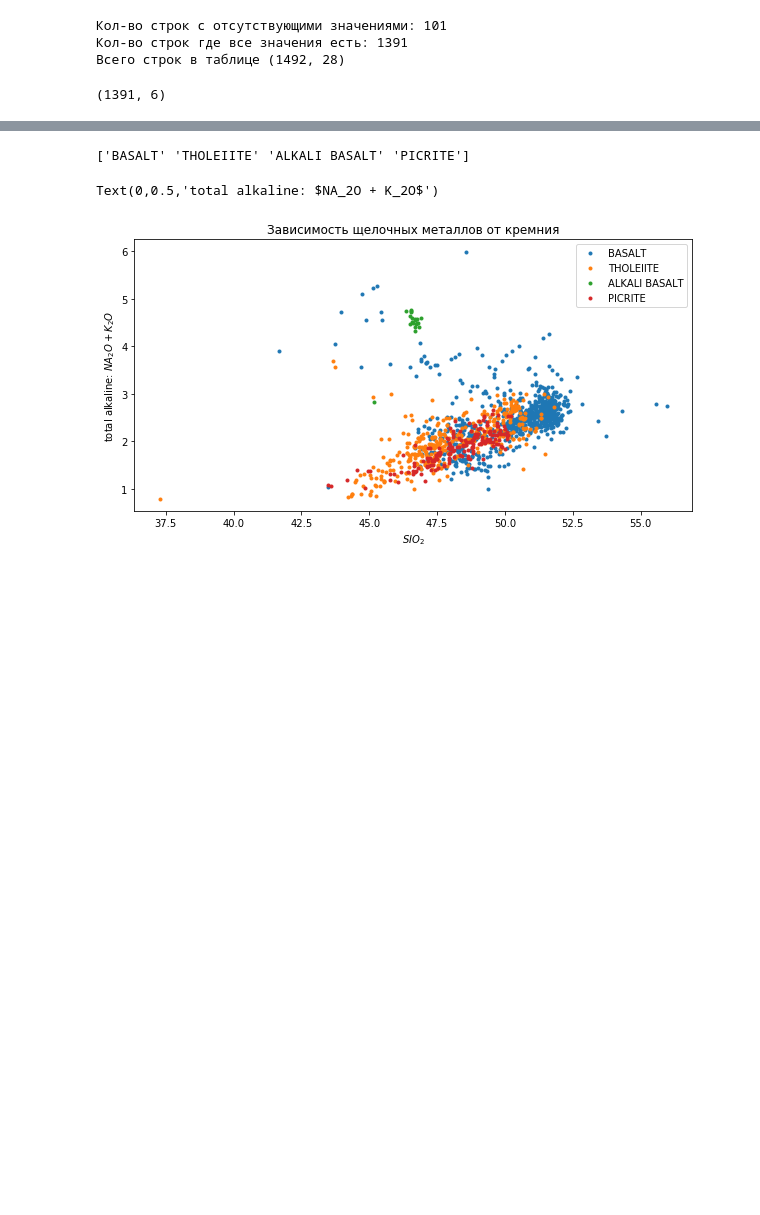
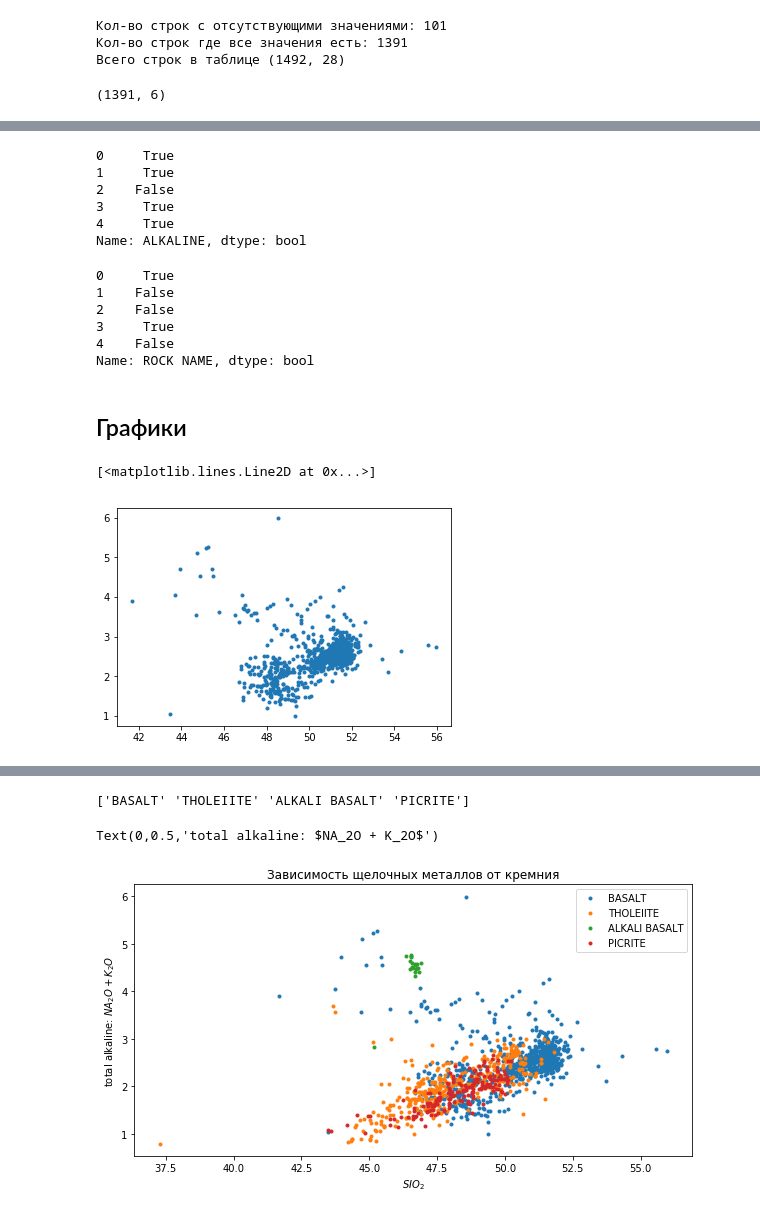
Before and after one commit to rzaitov/earth_spbu, a Jupyter notebook: day_3_data_frame_manipulation.ipynb, the cells around one changed output, grey strips where cells are left out. Saved outputs shown, nothing was run; the diff lists cells and outputs as text; code cells hidden in the pictures; blank space fills up the shorter version.

```diff
--- a/day_2_data_frame_manipulation.ipynb
+++ b/day_3_data_frame_manipulation.ipynb
@@ -31,7 +31,10 @@ data.head()
 
 # Задание: Написать код, который выберет только нужные колонки, а остальные отбросит
 # Ответ:
-reduced_data = data[['LATITUDE', 'LONGITUDE', 'ROCK NAME', 'SIO2', 'NA2O', 'K2O']]
+reduced_data = data.loc[:, ['LATITUDE', 'LONGITUDE', 'ROCK NAME', 'SIO2', 'NA2O', 'K2O']]
+# аналогичный вариант, который короче
+# reduced_data = data[['LATITUDE', 'LONGITUDE', 'ROCK NAME', 'SIO2', 'NA2O', 'K2O']]
+
 reduced_data.head() # Где-то могут быть отсутствующие значения, но с head их пока не видно
 # %% [output]
 |  | LATITUDE | LONGITUDE | ROCK NAME | SIO2 | NA2O | K2O |
@@ -83 +102,50 @@ safe_data.head()
+# %%
+# Маска основанная на сравнении
+mask1 = safe_data['ALKALINE'] < 4
+mask1.head()
+
+# Выбираем строки на основе этой маски
+# safe_data[mask1].head()
+# %% [output]
+0     True
+1     True
+2    False
+3     True
+4     True
+Name: ALKALINE, dtype: bool
+# %%
+# Маска на основе стравнения
+mask2 = safe_data['ROCK NAME'] == "BASALT"
+mask2.head()
+
+# Выбираем строки на основе этой маски
+# safe_data[mask2].head()
+# %% [output]
+0     True
+1    False
+2    False
+3     True
+4    False
+Name: ROCK NAME, dtype: bool
+# %% [markdown]
+## Графики
+# %%
+# Построим TAS диаграмму для базальта
+basalt_mask = safe_data['ROCK NAME'] == 'BASALT'
+basalt_data = safe_data[basalt_mask]
+
+# Проверяем, что работаем именно с базальтом
+# basalt_data.head()
+
+# Сохраняем столбцы в переменные X и Y
+X = basalt_data['SIO2']
+Y = basalt_data['ALKALINE']
+
+# Строим график
+fig = plt.figure()
+ax = fig.add_subplot(1, 1, 1) # На картинке будет один график
+ax.plot(X, Y, '.')            # линии не рисуе (попробовать другие спецификаторы)
+# %% [output]
+[<matplotlib.lines.Line2D at 0x...>]
+[figure, added]
 # %%
```
Also changed, not shown: parts of 9 cells of this notebook, 1 other file.
